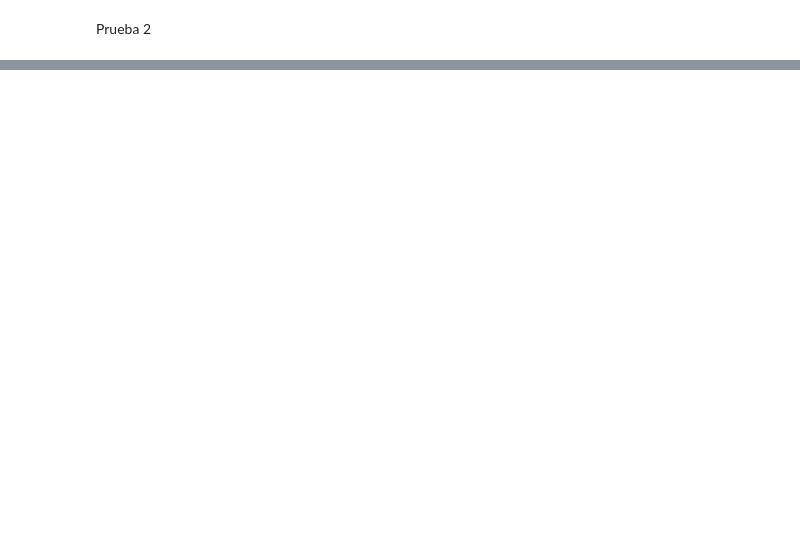
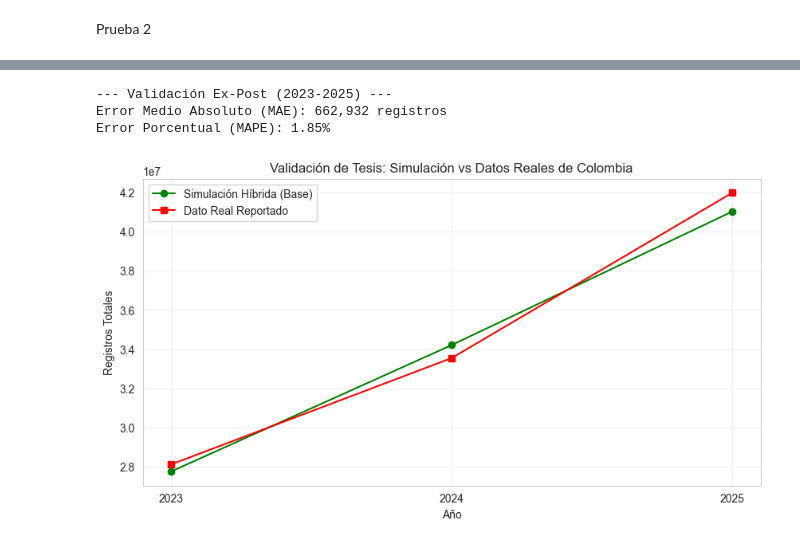
Before and after one commit to rortizgeo/Maestria_CD_Proyecto-Aplicado, a Jupyter notebook: 3_PA_Workflow_Paneldata.ipynb, the cells around one changed output, grey strips where cells are left out. Drawn from its saved outputs; the diff is of its cells as text; code cells hidden in the pictures; blank space fills up the shorter version.

```diff
--- a/3_PA_Workflow_Paneldata.ipynb
+++ b/3_PA_Workflow_Paneldata.ipynb
@@ -1101,0 +1430,46 @@ plt.show()
+# %%
+# =============================================================================
+# BLOQUE 13: VALIDACIÓN EX-POST (SIMULADO VS REAL 2023-2025)
+# =============================================================================
+
+# Datos reales reportados para la validación
+datos_reales_nuevos = {
+    2023: 28099010,
+    2024: 33541980,
+    2025: 42000000
+}
+
+# 1. Obtener los valores que el modelo simuló (usando la variable del Bloque 11 unificado)
+# Cambiamos 'results_ridge' por 'resultados_finales' y el nombre del escenario
+df_base = resultados_finales["Base (Tendencial)"]
+
+# 2. Filtrar y preparar los datos para la comparación
+simulados = df_base[df_base['year'].isin(datos_reales_nuevos.keys())].copy()
+simulados['valor_real'] = simulados['year'].map(datos_reales_nuevos)
+simulados['valor_simulado'] = np.expm1(simulados[TARGET])
+
+# 3. Calcular errores de validación (Fuera de la muestra de entrenamiento)
+mae_val = mean_absolute_error(simulados['valor_real'], simulados['valor_simulado'])
+mape_val = np.mean(np.abs((simulados['valor_real'] - simulados['valor_simulado']) / simulados['valor_real'])) * 100
+
+print(f"--- Validación Ex-Post ({min(datos_reales_nuevos.keys())}-{max(datos_reales_nuevos.keys())}) ---")
+print(f"Error Medio Absoluto (MAE): {mae_val:,.0f} registros")
+print(f"Error Porcentual (MAPE): {mape_val:.2f}%")
+
+# 4. Visualización de la validación
+plt.figure(figsize=(10, 5))
+plt.plot(simulados['year'], simulados['valor_simulado'], 'g-o', label='Simulación Híbrida (Base)')
+plt.plot(simulados['year'], simulados['valor_real'], 'r-s', label='Dato Real Reportado')
+
+plt.title("Validación de Tesis: Simulación vs Datos Reales de Colombia")
+plt.xlabel("Año")
+plt.ylabel("Registros Totales")
+plt.xticks(list(datos_reales_nuevos.keys()))
+plt.legend()
+plt.grid(True, alpha=0.3)
+plt.show()
+# %% [output]
+--- Validación Ex-Post (2023-2025) ---
+Error Medio Absoluto (MAE): 662,932 registros
+Error Porcentual (MAPE): 1.85%
+[figure, added]
```
Also changed, not shown: parts of 14 cells of this notebook.
